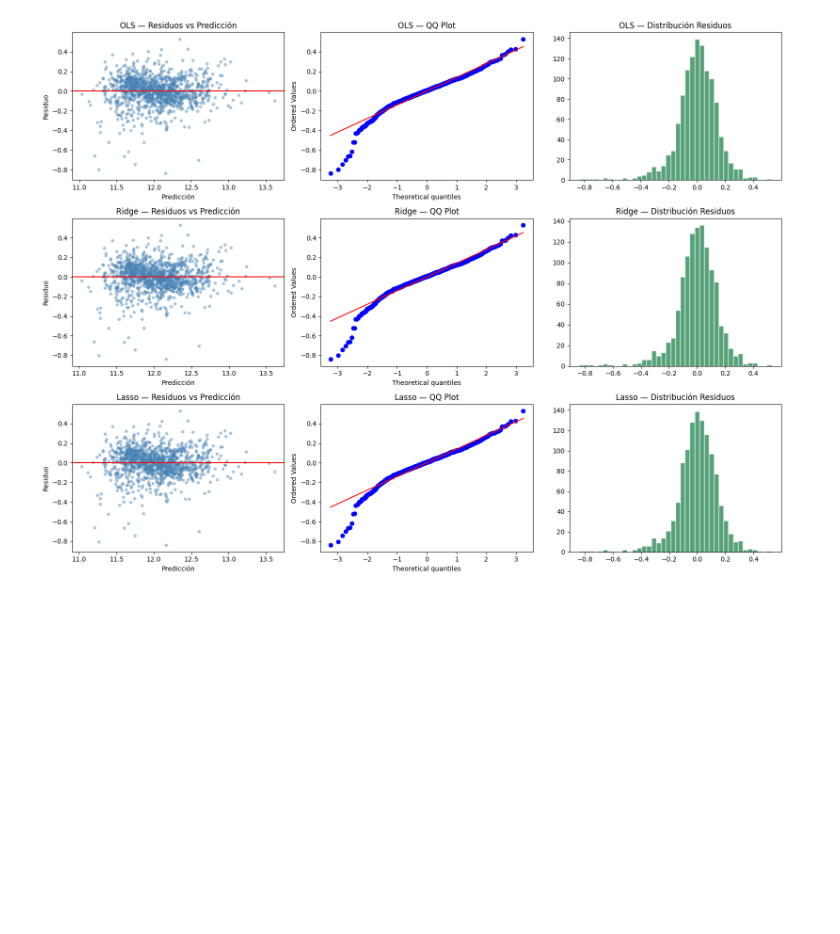
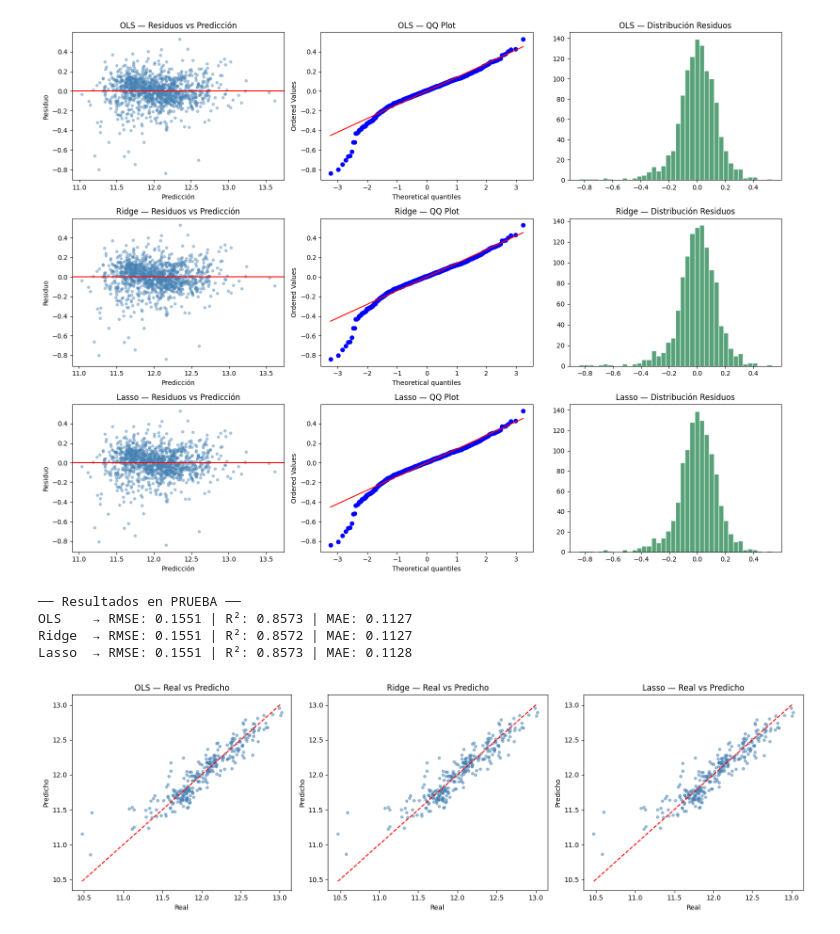
Before and after one commit to AleWWH1104/Lab3-md, a Jupyter notebook: avances.ipynb, the cells around one changed output. Saved outputs shown, nothing was run; the diff lists cells and outputs as text; code cells hidden in the pictures; blank space fills up the shorter version.

Commit message:
aplicacion prueba

```diff
--- a/avances.ipynb
+++ b/avances.ipynb
@@ -480,3 +480,31 @@ OLS — Lilliefors: stat=0.0589, p=0.0010 → NO normal
 Ridge — Lilliefors: stat=0.0603, p=0.0010 → NO normal
 Lasso — Lilliefors: stat=0.0619, p=0.0010 → NO normal
 [figure]
+# %%
+# Predicciones en TEST
+pred_ols_test   = modelo_ols.predict(X_test_ols)
+pred_ridge_test = modelo_ridge.predict(X_test)
+pred_lasso_test = modelo_lasso.predict(X_test)
+
+print("── Resultados en PRUEBA ──")
+for nombre, pred in [('OLS', pred_ols_test), ('Ridge', pred_ridge_test), ('Lasso', pred_lasso_test)]:
+    rmse = np.sqrt(mean_squared_error(y_test, pred))
+    r2   = r2_score(y_test, pred)
+    mae  = np.mean(np.abs(y_test - pred))
+    print(f"{nombre:6s} → RMSE: {rmse:.4f} | R²: {r2:.4f} | MAE: {mae:.4f}")
+
+# Gráfica predicho vs real
+fig, axes = plt.subplots(1, 3, figsize=(16, 5))
+for i, (nombre, pred) in enumerate([('OLS', pred_ols_test), ('Ridge', pred_ridge_test), ('Lasso', pred_lasso_test)]):
+    axes[i].scatter(y_test, pred, alpha=0.5, color='steelblue', s=15)
+    axes[i].plot([y_test.min(), y_test.max()], [y_test.min(), y_test.max()], 'r--', linewidth=1.5)
+    axes[i].set_title(f'{nombre} — Real vs Predicho')
+    axes[i].set_xlabel('Real'); axes[i].set_ylabel('Predicho')
+plt.tight_layout()
+plt.show()
+# %% [output]
+── Resultados en PRUEBA ──
+OLS    → RMSE: 0.1551 | R²: 0.8573 | MAE: 0.1127
+Ridge  → RMSE: 0.1551 | R²: 0.8572 | MAE: 0.1127
+Lasso  → RMSE: 0.1551 | R²: 0.8573 | MAE: 0.1128
+[figure, added]
```
